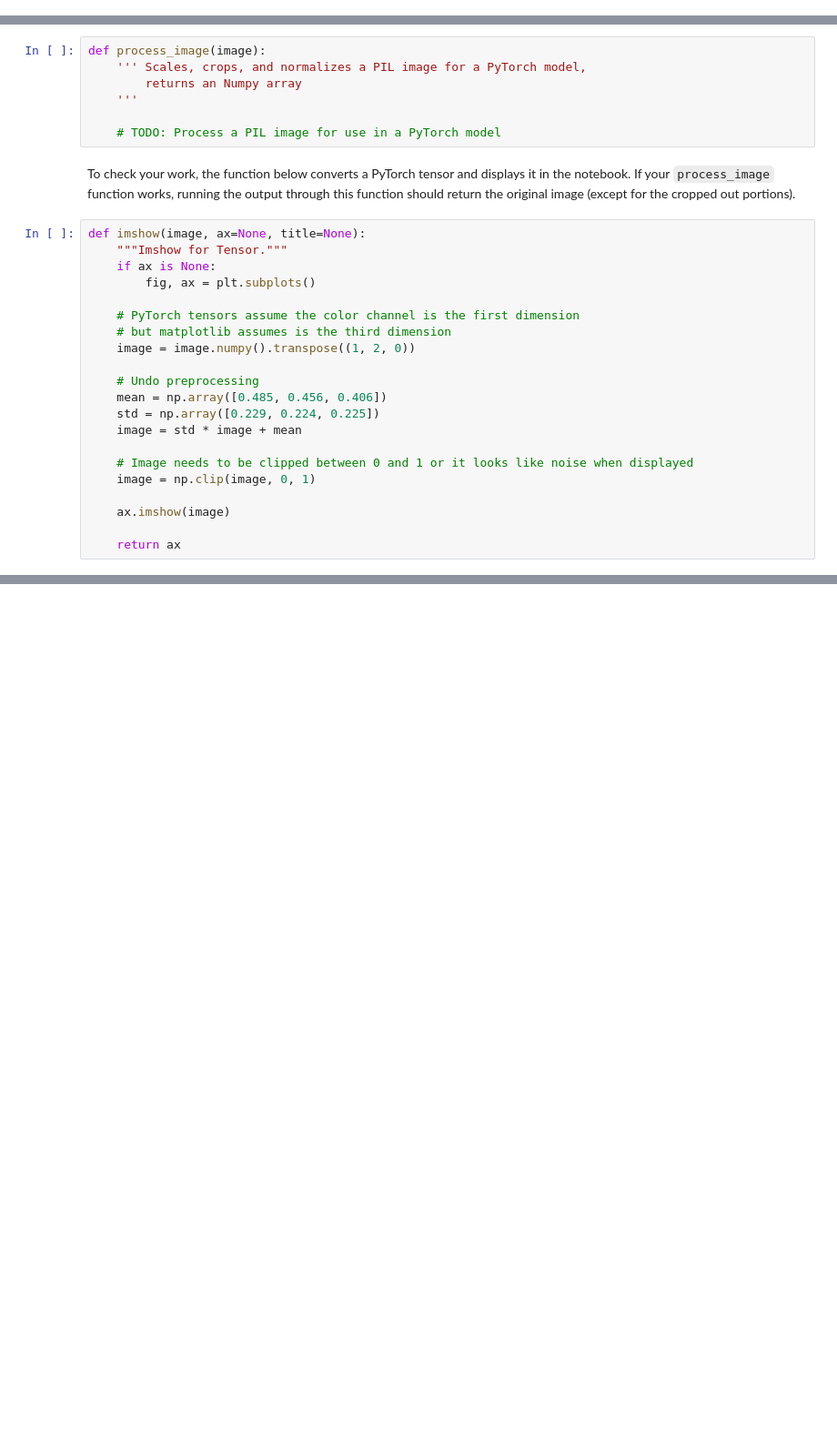
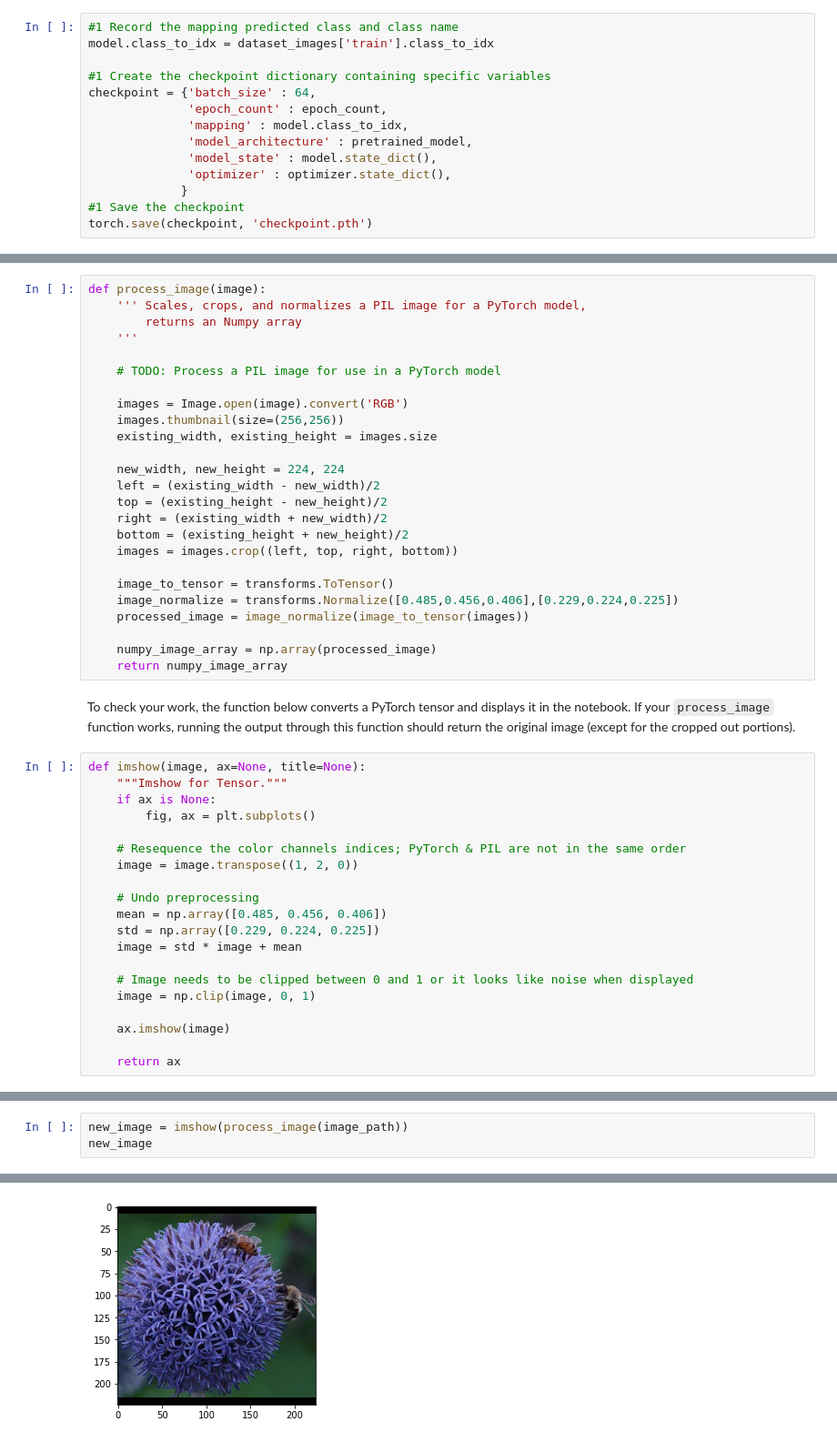
Before and after one commit to AnthonyZuefeldt/Udacity, a Jupyter notebook: Image Classifier Project.ipynb, the cells around one changed output, grey strips where cells are left out. Shown: that part at 91% size. Drawn from its saved outputs; the diff is of its cells as text; blank space fills up the shorter version.

```diff
--- a/Image Classifier Project.ipynb
+++ b/Image Classifier Project.ipynb
@@ -327,3 +393,17 @@ Remember that you'll want to completely rebuild the model later so you can use i
+# %%
+#1 Record the mapping predicted class and class name
+model.class_to_idx = dataset_images['train'].class_to_idx
+
+#1 Create the checkpoint dictionary containing specific variables
+checkpoint = {'batch_size' : 64,
+              'epoch_count' : epoch_count,
+              'mapping' : model.class_to_idx,
+              'model_architecture' : pretrained_model,
+              'model_state' : model.state_dict(),
+              'optimizer' : optimizer.state_dict(),
+             }
+#1 Save the checkpoint
+torch.save(checkpoint, 'checkpoint.pth')
 # %% [markdown]
 ## Loading the checkpoint
 
@@ -363,6 +475,24 @@ def process_image(image):
     '''
 
     # TODO: Process a PIL image for use in a PyTorch model
+
+    images = Image.open(image).convert('RGB')
+    images.thumbnail(size=(256,256))
+    existing_width, existing_height = images.size
+
+    new_width, new_height = 224, 224
+    left = (existing_width - new_width)/2
+    top = (existing_height - new_height)/2
+    right = (existing_width + new_width)/2
+    bottom = (existing_height + new_height)/2
+    images = images.crop((left, top, right, bottom))
+
+    image_to_tensor = transforms.ToTensor()
+    image_normalize = transforms.Normalize([0.485,0.456,0.406],[0.229,0.224,0.225])
+    processed_image = image_normalize(image_to_tensor(images))
+
+    numpy_image_array = np.array(processed_image)
+    return numpy_image_array
 # %% [markdown]
 To check your work, the function below converts a PyTorch tensor and displays it in the notebook. If your `process_image` function works, running the output through this function should return the original image (except for the cropped out portions).
 # %%
@@ -371,9 +501,8 @@ def imshow(image, ax=None, title=None):
     if ax is None:
         fig, ax = plt.subplots()
 
-    # PyTorch tensors assume the color channel is the first dimension
-    # but matplotlib assumes is the third dimension
-    image = image.numpy().transpose((1, 2, 0))
+    # Resequence the color channels indices; PyTorch & PIL are not in the same order
+    image = image.transpose((1, 2, 0))
 
     # Undo preprocessing
     mean = np.array([0.485, 0.456, 0.406])
@@ -388,0 +524,4 @@ def imshow(image, ax=None, title=None):
+# %%
+new_image = imshow(process_image(image_path))
+new_image
+# %% [output]
@@ -389,3 +529,4 @@ def imshow(image, ax=None, title=None):
+[figure, added]
 # %% [markdown]
 ## Class Prediction
 
```
Also changed, not shown: parts of 27 cells of this notebook.
